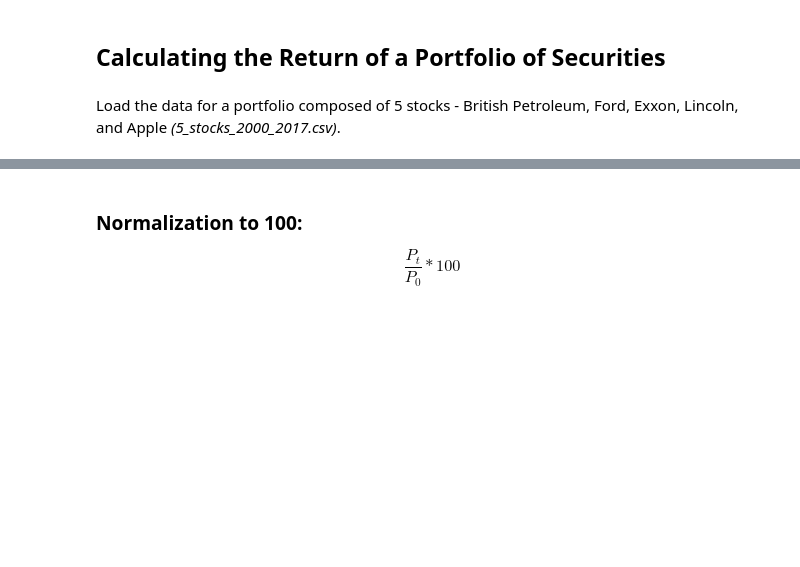
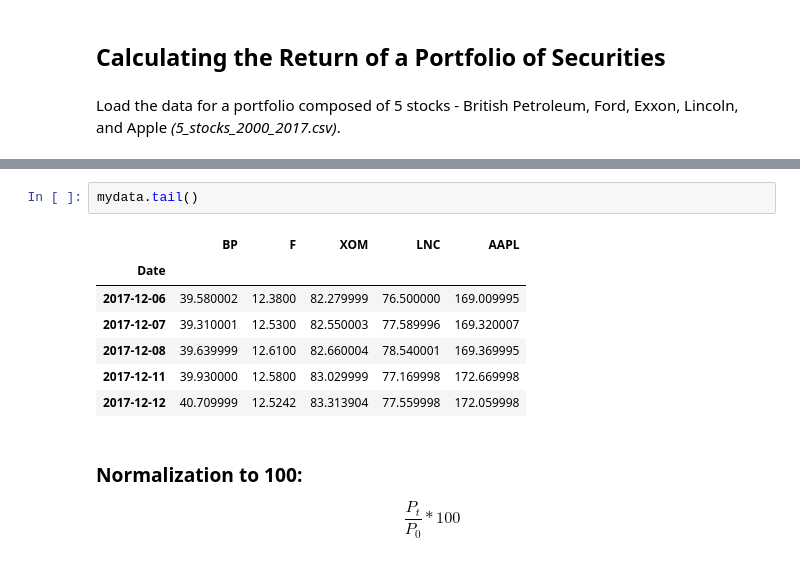
Before and after one commit to RISONALDOMENDES/python-para-financas--investimento-e-analise-de-dados, a Jupyter notebook: 67 Calculating the Return Portfo Secur/CSV/Calc Return Portfolio Securit - Exercise_CSV.ipynb, the cells around one changed output, grey strips where cells are left out. Drawn from its saved outputs; the diff is of its cells as text; blank space fills up the shorter version.

```diff
--- a/67 Calculating the Return Portfo Secur/CSV/Calc Return Portfolio Securit - Exercise_CSV.ipynb
+++ b/67 Calculating the Return Portfo Secur/CSV/Calc Return Portfolio Securit - Exercise_CSV.ipynb
@@ -10,3 +37,13 @@ import matplotlib.pyplot as plt
+# %%
+mydata.tail()
+# %% [output]
+|  | BP | F | XOM | LNC | AAPL |
+| Date |  |  |  |  |  |
+| 2017-12-06 | 39.580002 | 12.3800 | 82.279999 | 76.500000 | 169.009995 |
+| 2017-12-07 | 39.310001 | 12.5300 | 82.550003 | 77.589996 | 169.320007 |
+| 2017-12-08 | 39.639999 | 12.6100 | 82.660004 | 78.540001 | 169.369995 |
+| 2017-12-11 | 39.930000 | 12.5800 | 83.029999 | 77.169998 | 172.669998 |
+| 2017-12-12 | 40.709999 | 12.5242 | 83.313904 | 77.559998 | 172.059998 |
 # %% [markdown]
 ### Normalization to 100:
 
```
Also changed, not shown: parts of 11 cells of this notebook.
